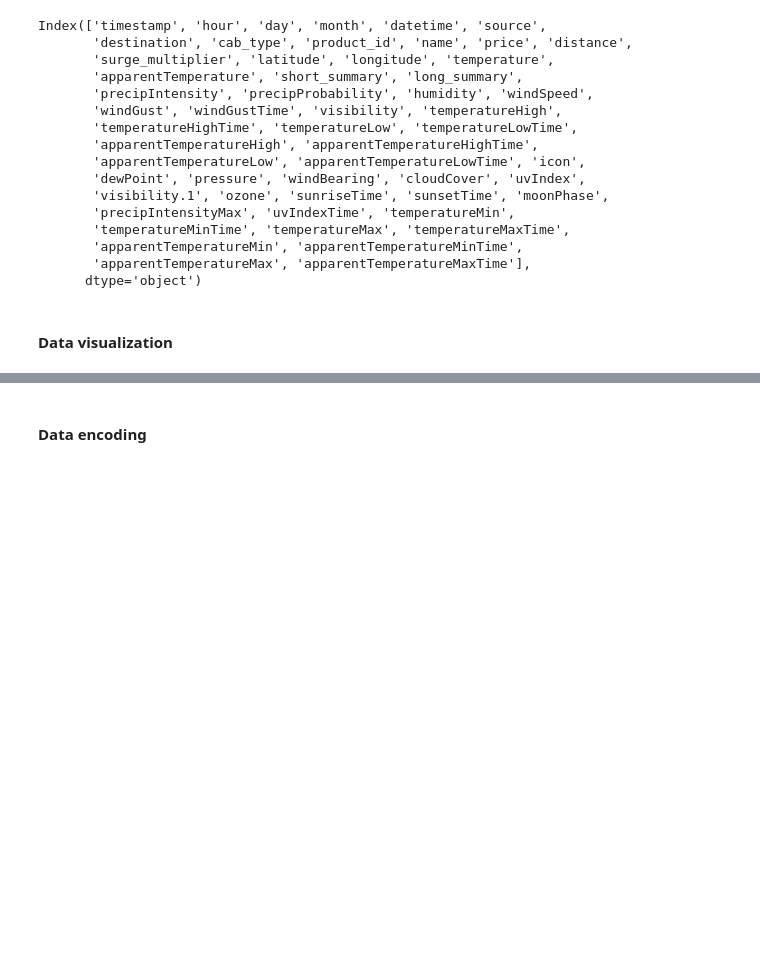
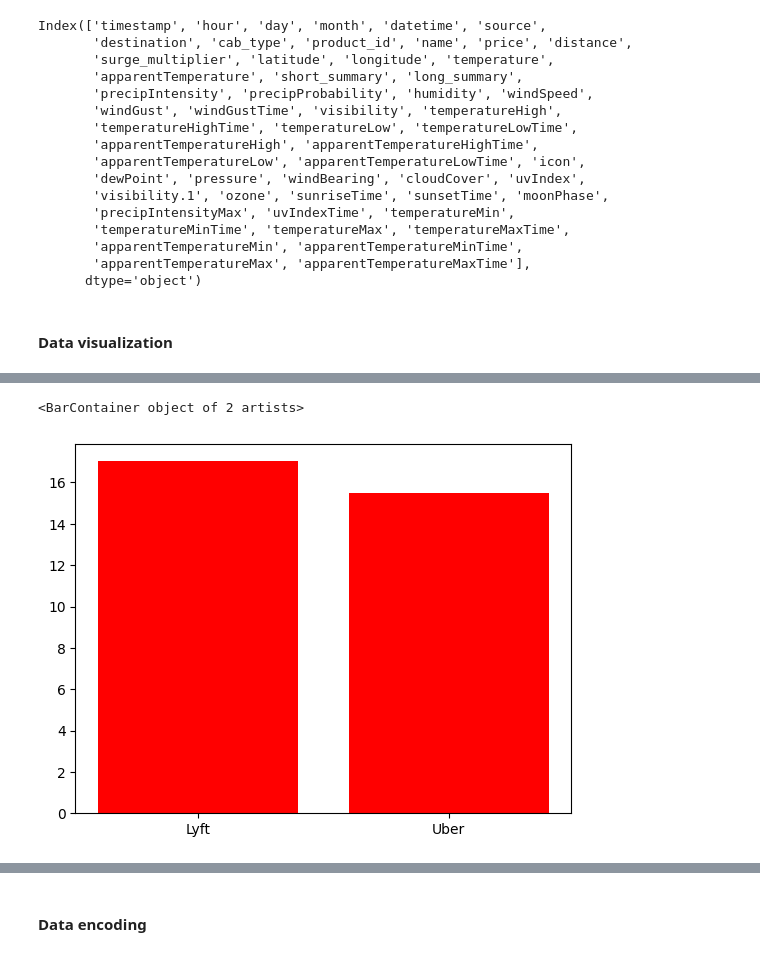
Before and after one commit to itsHarinderjit/Cab-Data-Analysis, a Jupyter notebook: Harinderjit_102017151.ipynb, the cells around one changed output, grey strips where cells are left out. Saved outputs shown, nothing was run; the diff lists cells and outputs as text; code cells hidden in the pictures; blank space fills up the shorter version.

```diff
--- a/Harinderjit_102017151.ipynb
+++ b/Harinderjit_102017151.ipynb
@@ -171,0 +173,11 @@ Text(0, 0.5, 'Number of cabs')
+# %%
+## cab type vs price
+lst = df['cab_type'].unique()
+avg_price = []
+for data in lst :
+    new_df = df[df.cab_type == data]
+    avg_price += [new_df['price'].mean()]
+plt.bar(lst,avg_price,color = "red")
+# %% [output]
+<BarContainer object of 2 artists>
+[figure, added]
```
Also changed, not shown: parts of 9 cells of this notebook.
